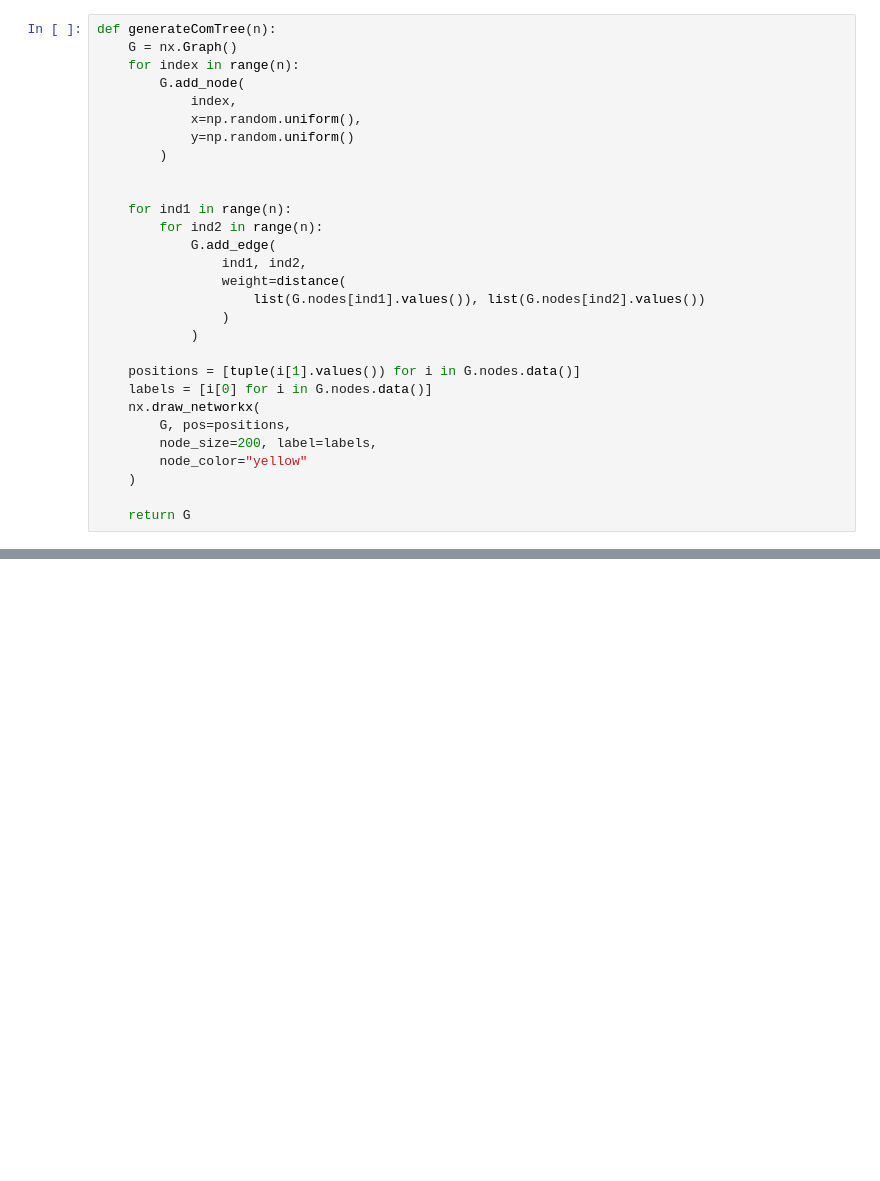
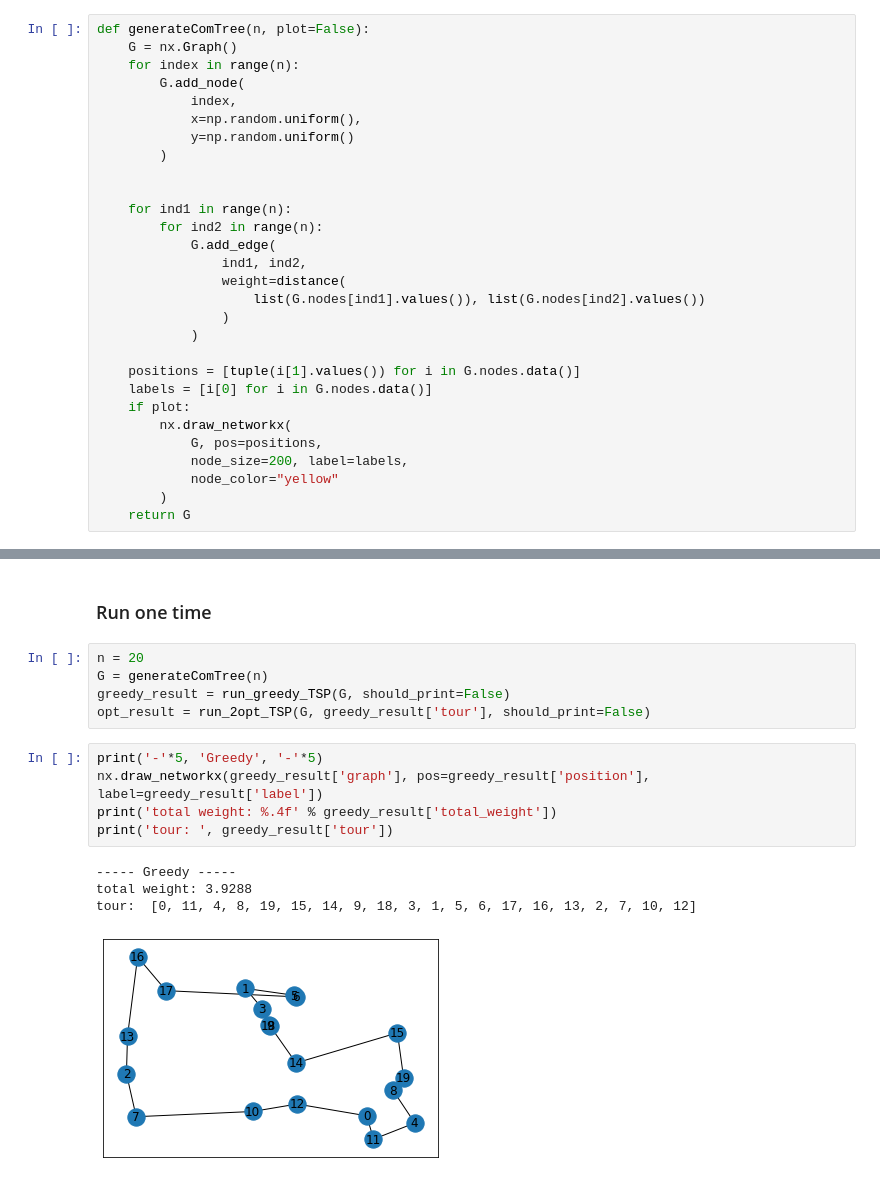
Before and after one commit to r50206v/E4008-Computational-Discrete-Optimization, a Jupyter notebook: Assignment 2/hw1.ipynb, the cells around one changed output, grey strips where cells are left out. Cells and saved outputs as stored; diff of their text form; blank space fills up the shorter version.

```diff
--- a/Assignment 2/hw1.ipynb
+++ b/Assignment 2/hw1.ipynb
@@ -42,5 +53,5 @@ def saveGraph(G, pos, label, title, path):
 # %%
-def generateComTree(n):
+def generateComTree(n, plot=False):
     G = nx.Graph()
     for index in range(n):
         G.add_node(
@@ -61,10 +72,10 @@ def generateComTree(n):
 
     positions = [tuple(i[1].values()) for i in G.nodes.data()]
     labels = [i[0] for i in G.nodes.data()]
-    nx.draw_networkx(
-        G, pos=positions,
-        node_size=200, label=labels,
-        node_color="yellow"
-    )
-
+    if plot:
+        nx.draw_networkx(
+            G, pos=positions,
+            node_size=200, label=labels,
+            node_color="yellow"
+        )
     return G
@@ -70,0 +200,17 @@ def generateComTree(n):
+# %% [markdown]
+### Run one time
+# %%
+n = 20
+G = generateComTree(n)
+greedy_result = run_greedy_TSP(G, should_print=False)
+opt_result = run_2opt_TSP(G, greedy_result['tour'], should_print=False)
+# %%
+print('-'*5, 'Greedy', '-'*5)
+nx.draw_networkx(greedy_result['graph'], pos=greedy_result['position'], label=greedy_result['label'])
+print('total weight: %.4f' % greedy_result['total_weight'])
+print('tour: ', greedy_result['tour'])
+# %% [output]
+----- Greedy -----
+total weight: 3.9288
+tour:  [0, 11, 4, 8, 19, 15, 14, 9, 18, 3, 1, 5, 6, 17, 16, 13, 2, 7, 10, 12]
+[figure, added]
```
Also changed, not shown: parts of 10 cells of this notebook.
